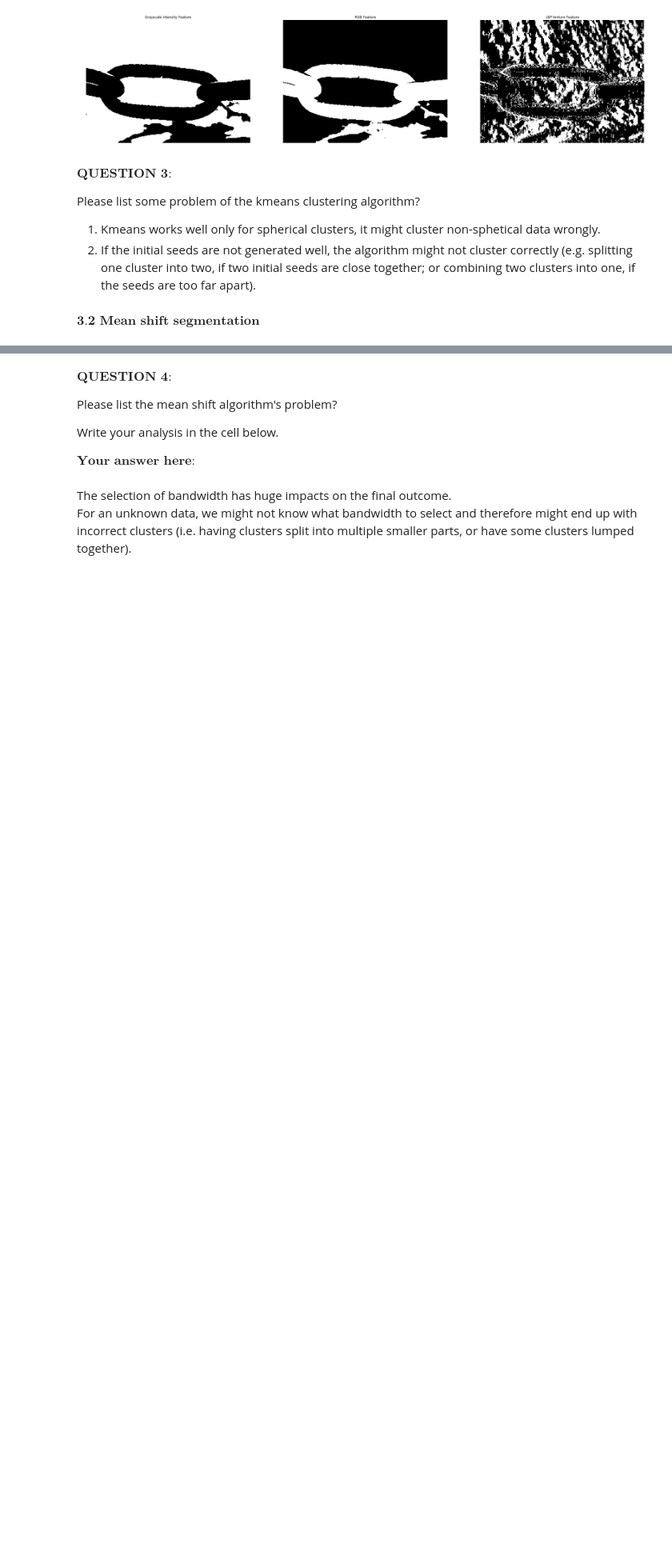
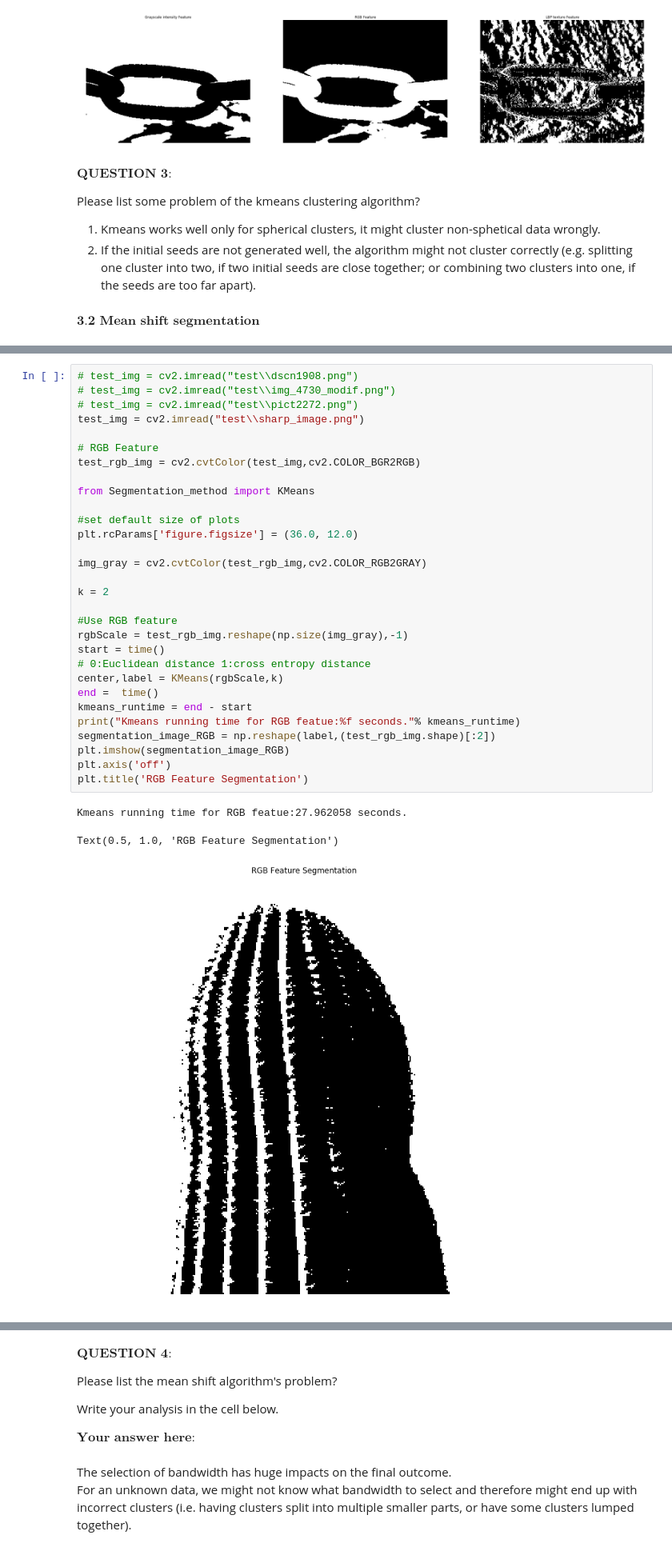
Before and after one commit to yingchen0505/cs4243, a Jupyter notebook: Assignment-2/Segmentation.ipynb, the cells around one changed output, grey strips where cells are left out. Shown: that part at 80% size. Saved outputs shown, nothing was run; the diff lists cells and outputs as text; blank space fills up the shorter version.

```diff
--- a/Assignment-2/Segmentation.ipynb
+++ b/Assignment-2/Segmentation.ipynb
@@ -387,3 +391,37 @@ plt.title('Kmeans')
+# %%
+# test_img = cv2.imread("test\\dscn1908.png")
+# test_img = cv2.imread("test\\img_4730_modif.png")
+# test_img = cv2.imread("test\\pict2272.png")
+test_img = cv2.imread("test\\sharp_image.png")
+
+# RGB Feature
+test_rgb_img = cv2.cvtColor(test_img,cv2.COLOR_BGR2RGB)
+
+from Segmentation_method import KMeans
+
+#set default size of plots
+plt.rcParams['figure.figsize'] = (36.0, 12.0)
+
+img_gray = cv2.cvtColor(test_rgb_img,cv2.COLOR_RGB2GRAY)
+
+k = 2
+
+#Use RGB feature
+rgbScale = test_rgb_img.reshape(np.size(img_gray),-1)
+start = time()
+# 0:Euclidean distance 1:cross entropy distance
+center,label = KMeans(rgbScale,k)
+end =  time()
+kmeans_runtime = end - start
+print("Kmeans running time for RGB featue:%f seconds."% kmeans_runtime)
+segmentation_image_RGB = np.reshape(label,(test_rgb_img.shape)[:2])
+plt.imshow(segmentation_image_RGB)
+plt.axis('off')
+plt.title('RGB Feature Segmentation')
+# %% [output]
+Kmeans running time for RGB featue:27.962058 seconds.
+Text(0.5, 1.0, 'RGB Feature Segmentation')
+[figure, added]
 # %%
 import matplotlib
 
```
Also changed, not shown: parts of 8 cells of this notebook, 8 other files.
